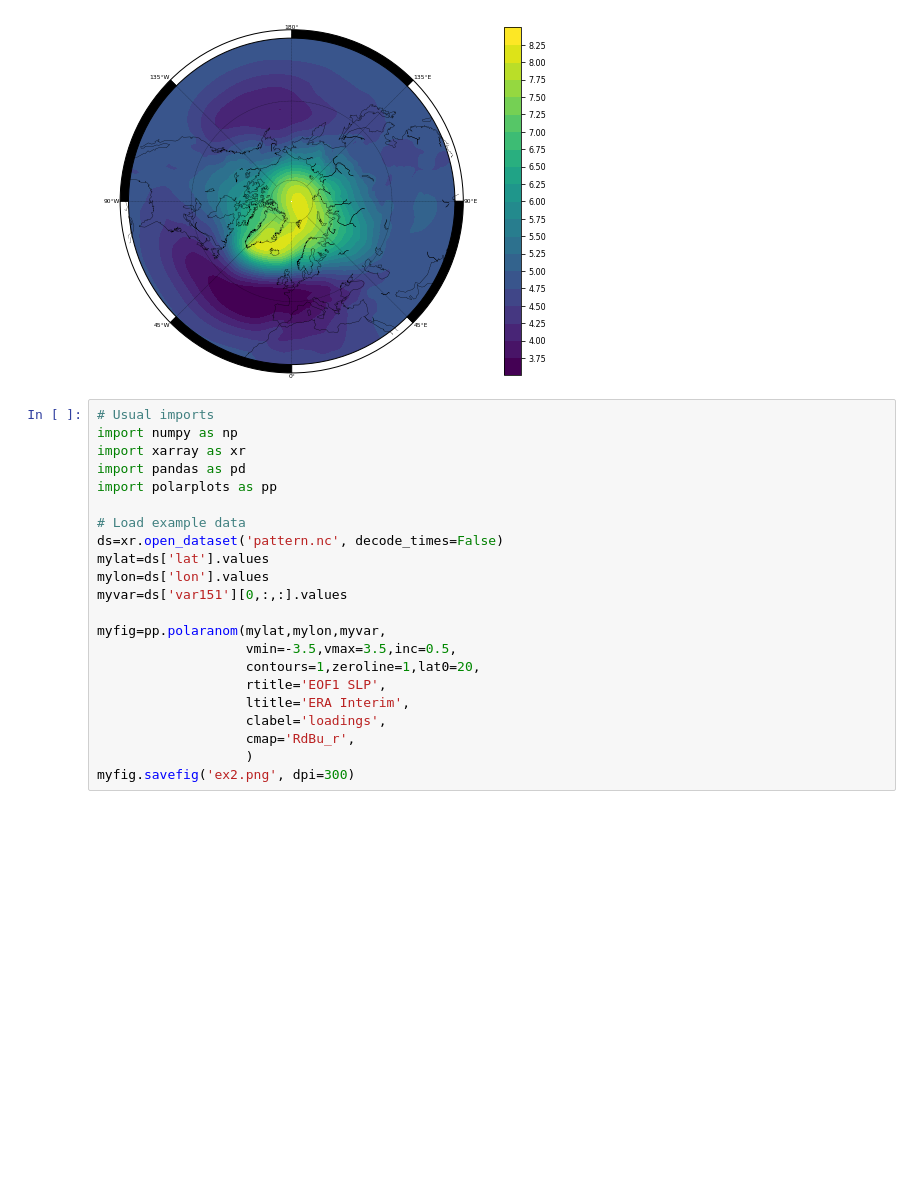
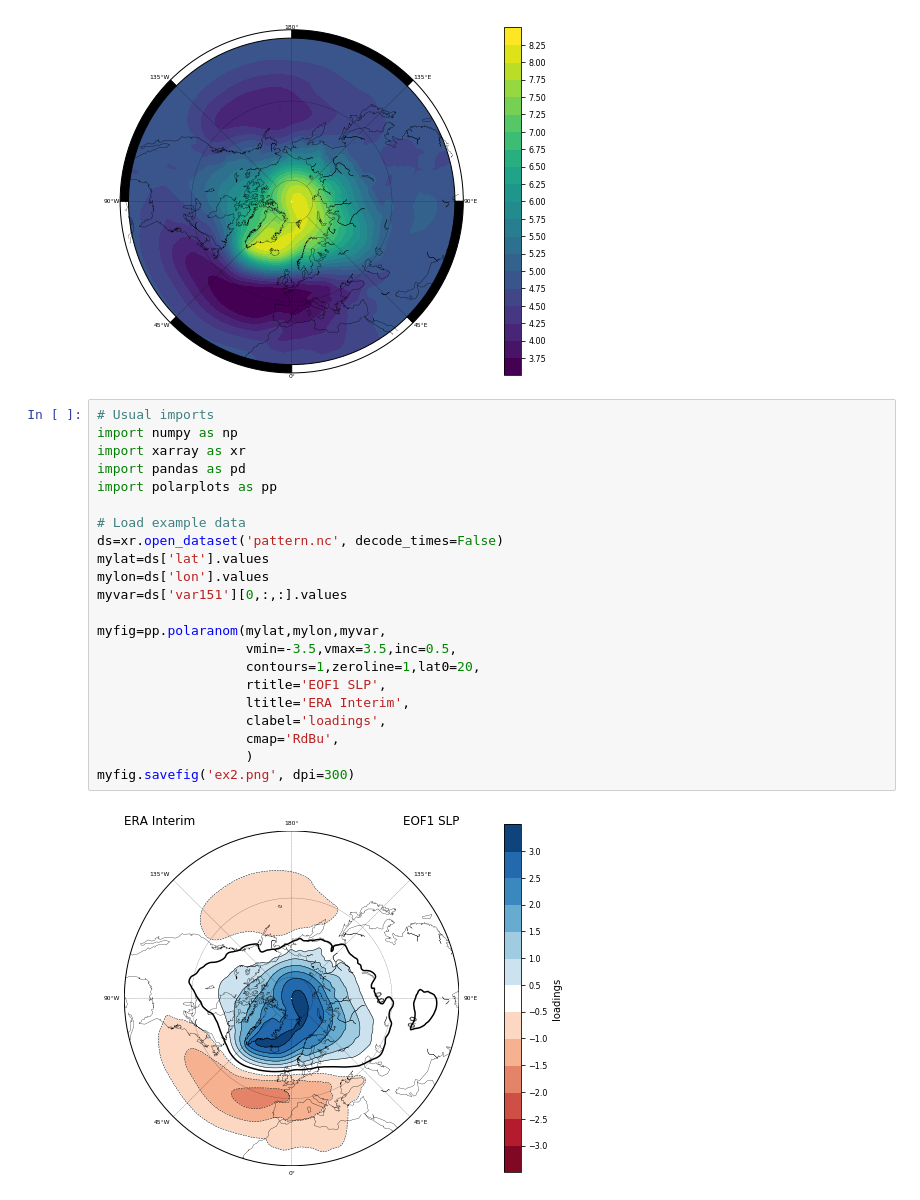
Before and after one commit to davidmnielsen/polarplots, a Jupyter notebook: Example.ipynb, the cells around one changed output. Saved outputs shown, nothing was run; the diff lists cells and outputs as text; blank space fills up the shorter version.

Commit message:
ex2 + figure

```diff
--- a/Example.ipynb
+++ b/Example.ipynb
@@ -115,22 +115,24 @@ Adding an axes using the same arguments as a previous axes currently reuses the
 # %%
 # Usual imports
 import numpy as np
 import xarray as xr
 import pandas as pd
 import polarplots as pp
 
 # Load example data
 ds=xr.open_dataset('pattern.nc', decode_times=False)
 mylat=ds['lat'].values
 mylon=ds['lon'].values
 myvar=ds['var151'][0,:,:].values
 
 myfig=pp.polaranom(mylat,mylon,myvar,
                    vmin=-3.5,vmax=3.5,inc=0.5,
                    contours=1,zeroline=1,lat0=20,
                    rtitle='EOF1 SLP',
                    ltitle='ERA Interim',
                    clabel='loadings',
-                   cmap='RdBu_r',
+                   cmap='RdBu',
                    )
 myfig.savefig('ex2.png', dpi=300)
+# %% [output]
+[figure, added]
```
Also changed, not shown: 1 other file.
